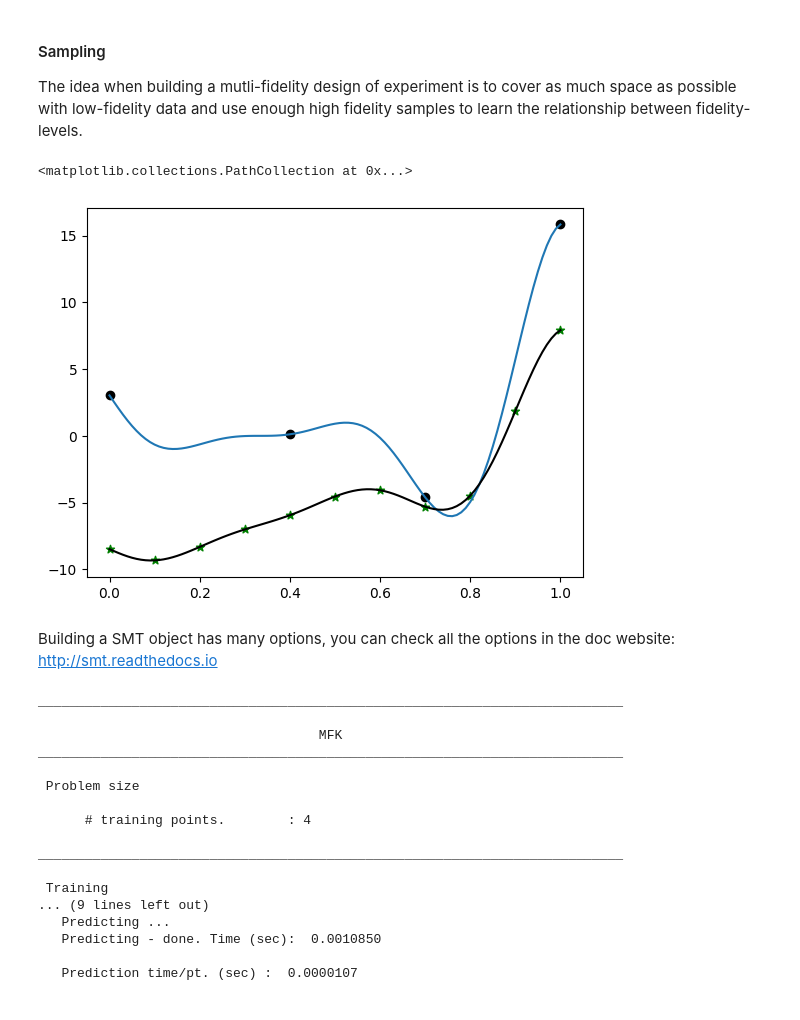
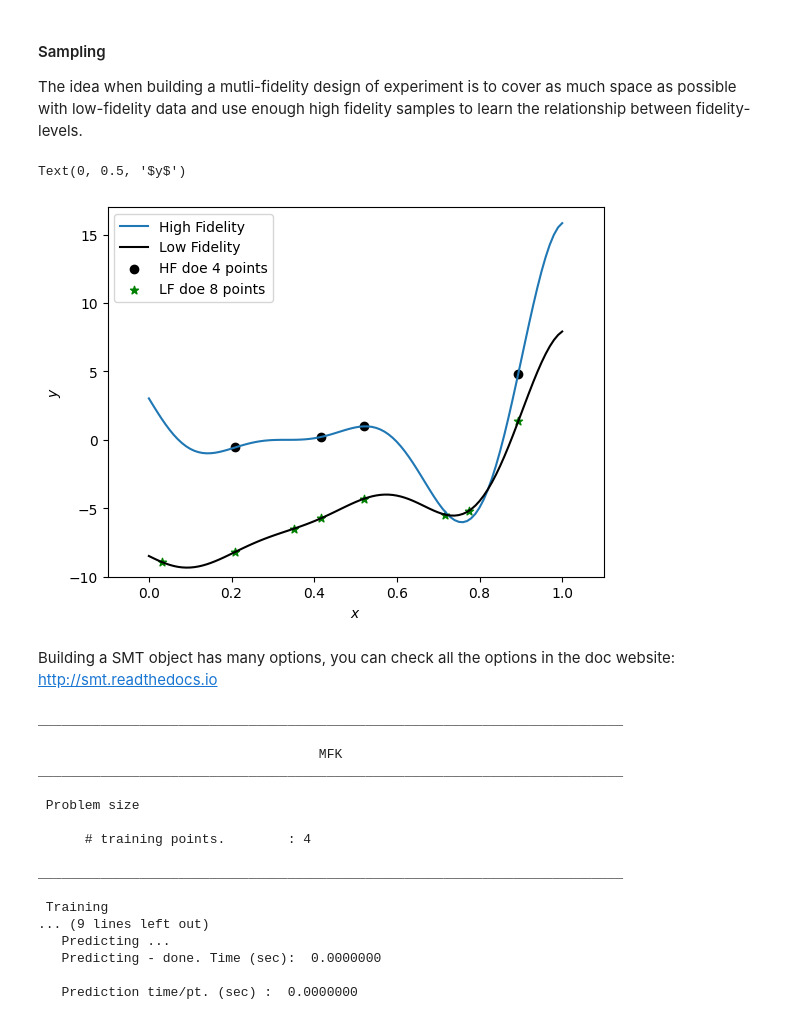
Before and after one commit to dbetteb/early-ML, a Jupyter notebook: 09_SMT_NOTEBOOK/SMT_MFK_tutorial.ipynb, the cells around one changed output. Saved outputs shown, nothing was run; the diff lists cells and outputs as text; code cells hidden in the pictures.

```diff
--- a/09_SMT_NOTEBOOK/SMT_MFK_tutorial.ipynb
+++ b/09_SMT_NOTEBOOK/SMT_MFK_tutorial.ipynb
@@ -73,12 +79,13 @@ from matplotlib import pyplot as plt
 # %% [markdown]
 ## 1- Build a multifidelity model using two fidelity levels
 # %%
-#defining low and high fidelity functions
+# defining low and high fidelity functions
 def LF_function(x):
-    return 0.5*((x*6-2)**2)*np.sin((x*6-2)*2)+(x-0.5)*10. - 5
+    return 0.5 * ((x * 6 - 2) ** 2) * np.sin((x * 6 - 2) * 2) + (x - 0.5) * 10.0 - 5
+
 
 def HF_function(x):
-    return ((x*6-2)**2)*np.sin((x*6-2)*2)
+    return ((x * 6 - 2) ** 2) * np.sin((x * 6 - 2) * 2)
 # %%
 # Ploting High and low fidelity functions
 
@@ -100,25 +107,40 @@ Text(0, 0.5, '$y$')
 #### Sampling
 The idea when building a mutli-fidelity design of experiment is to cover as much space as possible with low-fidelity data and use enough high fidelity samples to learn the relationship between fidelity-levels.
 # %%
-#Linear sampling
-ndim=1
+# LHS sampling with 2 levels of fidelity
+ndim = 1  # 1 dimension example
+nlvl = 2  # 2 levels
+ndoe_HF = 4  # 4 high fidelity points
 
-Xt_c = np.linspace(0, 1, 11, endpoint=True).reshape(-1, ndim)
-#To have nested DOE
-Xt_e = np.array([0.0,0.4, 0.7, 1.0]).reshape(-1, ndim)
+# Nested DOE
+xlimits = np.array([[0.0, 1.0]])
+xdoes = NestedLHS(nlevel=nlvl, xlimits=xlimits, seed=2)
+Xt_c, Xt_e = xdoes(ndoe_HF)
+ndoe_LF = np.shape(Xt_c)[0]
 
 
 # Evaluate the HF and LF functions
 yt_e = HF_function(Xt_e)
 yt_c = LF_function(Xt_c)
 
-plt.plot(x, HF_function(x), label ='High Fidelity')
-plt.plot(x, LF_function(x) , c ='k', label ='Low Fidelity')
-plt.scatter(Xt_e, yt_e, marker = 'o' , color ='k', label ='HF doe')
-plt.scatter(Xt_c, yt_c, marker = '*' , color ='g', label ='LF doe')
+plt.plot(x, HF_function(x), label="High Fidelity")
+plt.plot(x, LF_function(x), c="k", label="Low Fidelity")
+legende_variable = "HF doe " + str(ndoe_HF) + " points"
+plt.scatter(
+    Xt_e, yt_e, marker="o", color="k", label="HF doe " + str(ndoe_HF) + " points"
+)
+plt.scatter(
+    Xt_c, yt_c, marker="*", color="g", label="LF doe " + str(ndoe_LF) + " points"
+)
+plt.legend(loc=0)
+
+plt.ylim(-10, 17)
+plt.xlim(-0.1, 1.1)
+plt.xlabel(r"$x$")
+plt.ylabel(r"$y$")
 # %% [output]
-<matplotlib.collections.PathCollection at 0x...>
+Text(0, 0.5, '$y$')
-[figure, old version]
+[figure, new version]
 # %% [markdown]
 Building a SMT object has many options, you can check all the options in the doc website: http://smt.readthedocs.io
 # %%
@@ -126,7 +148,7 @@ Building a SMT object has many options, you can check all the options in the doc
 sm = MFK(theta0=Xt_e.shape[1] * [1.0])
 
 # low-fidelity dataset names being integers from 0 to level -1
-sm.set_training_values(Xt_c, yt_c, name = 0)
+sm.set_training_values(Xt_c, yt_c, name=0)
 # high-fidelity dataset without name
 sm.set_training_values(Xt_e, yt_e)
 
@@ -134,7 +156,7 @@ sm.set_training_values(Xt_e, yt_e)
 sm.train()
 
 # test training
-x = np.linspace(0, 1, 101, endpoint = True).reshape(-1,1)
+x = np.linspace(0, 1, 101, endpoint=True).reshape(-1, 1)
 
 # query the outputs
 y = sm.predict_values(x)
@@ -153,8 +175,8 @@ ___________________________________________________________________________
  Training
 ... (9 lines left out)
    Predicting ...
-   Predicting - done. Time (sec):  0.0010850
+   Predicting - done. Time (sec):  0.0000000
 
-   Prediction time/pt. (sec) :  0.0000107
+   Prediction time/pt. (sec) :  0.0000000
 # %%
 # plot the outputs
```
Also changed, not shown: parts of 21 cells of this notebook, 1 other file.
